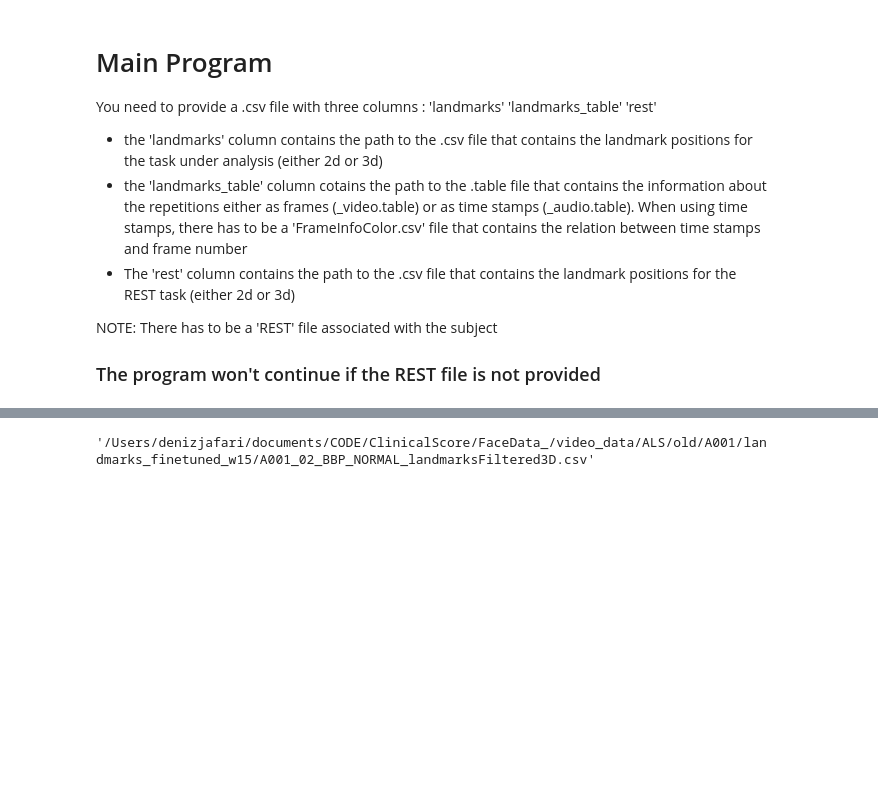
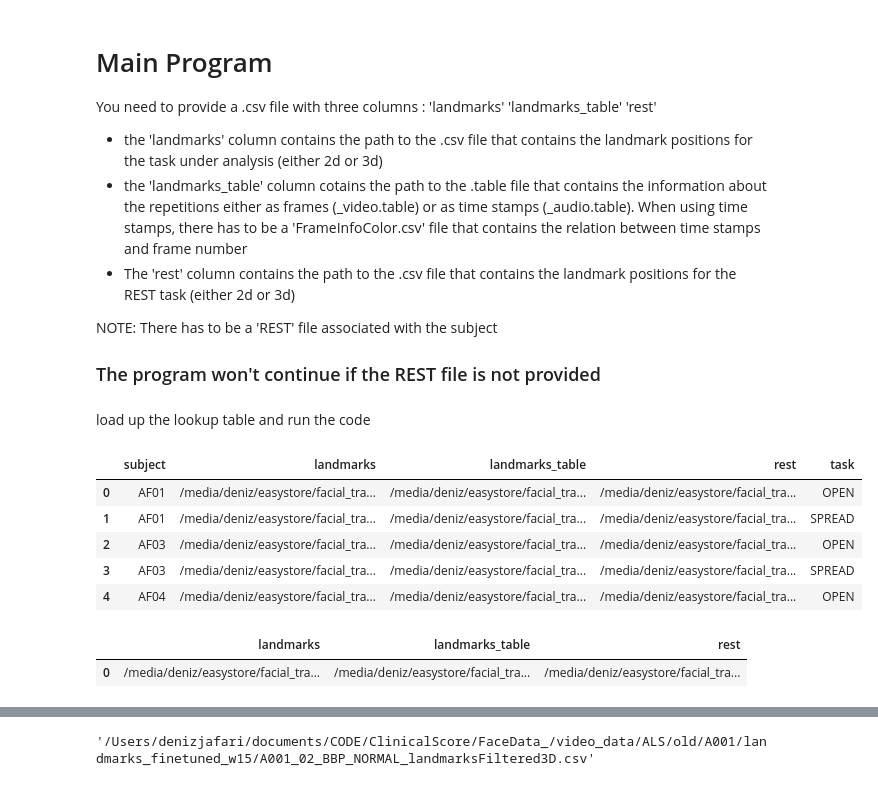
Before and after one commit to denizjafari/ClinicalScore, a Jupyter notebook: get_orofacial_eng_features.ipynb, the cells around one changed output, grey strips where cells are left out. Saved outputs shown, nothing was run; the diff lists cells and outputs as text; code cells hidden in the pictures; blank space fills up the shorter version.

```diff
--- a/get_orofacial_eng_features.ipynb
+++ b/get_orofacial_eng_features.ipynb
@@ -284,3 +299,19 @@ def save_results(input_csv, output_folder, metric_type):
 
     else:
         compute_metrics(analysis_csv, output_folder,metric_type);
+# %% [markdown]
+load up the lookup table and run the code
+# %%
+# read the df
+
+input_csv = r'/media/deniz/easystore/facial_tracking_data_2021/sbr_3D_lookups.csv'
+df= pd.read_csv(input_csv)
+df = df.drop('Unnamed: 0', axis=1)
+df.head()
+# %% [output]
+|  | subject | landmarks | landmarks_table | rest | task |
+| 0 | AF01 | /media/deniz/easystore/facial_tra... | /media/deniz/easystore/facial_tra... | /media/deniz/easystore/facial_tra... | OPEN |
+| 1 | AF01 | /media/deniz/easystore/facial_tra... | /media/deniz/easystore/facial_tra... | /media/deniz/easystore/facial_tra... | SPREAD |
+| 2 | AF03 | /media/deniz/easystore/facial_tra... | /media/deniz/easystore/facial_tra... | /media/deniz/easystore/facial_tra... | OPEN |
+| 3 | AF03 | /media/deniz/easystore/facial_tra... | /media/deniz/easystore/facial_tra... | /media/deniz/easystore/facial_tra... | SPREAD |
+| 4 | AF04 | /media/deniz/easystore/facial_tra... | /media/deniz/easystore/facial_tra... | /media/deniz/easystore/facial_tra... | OPEN |
@@ -286,0 +320,5 @@ def save_results(input_csv, output_folder, metric_type):
+# %%
+toy_df.head()
+# %% [output]
+|  | landmarks | landmarks_table | rest |
+| 0 | /media/deniz/easystore/facial_tra... | /media/deniz/easystore/facial_tra... | /media/deniz/easystore/facial_tra... |
```
Also changed, not shown: parts of 11 cells of this notebook, 5 other files.
